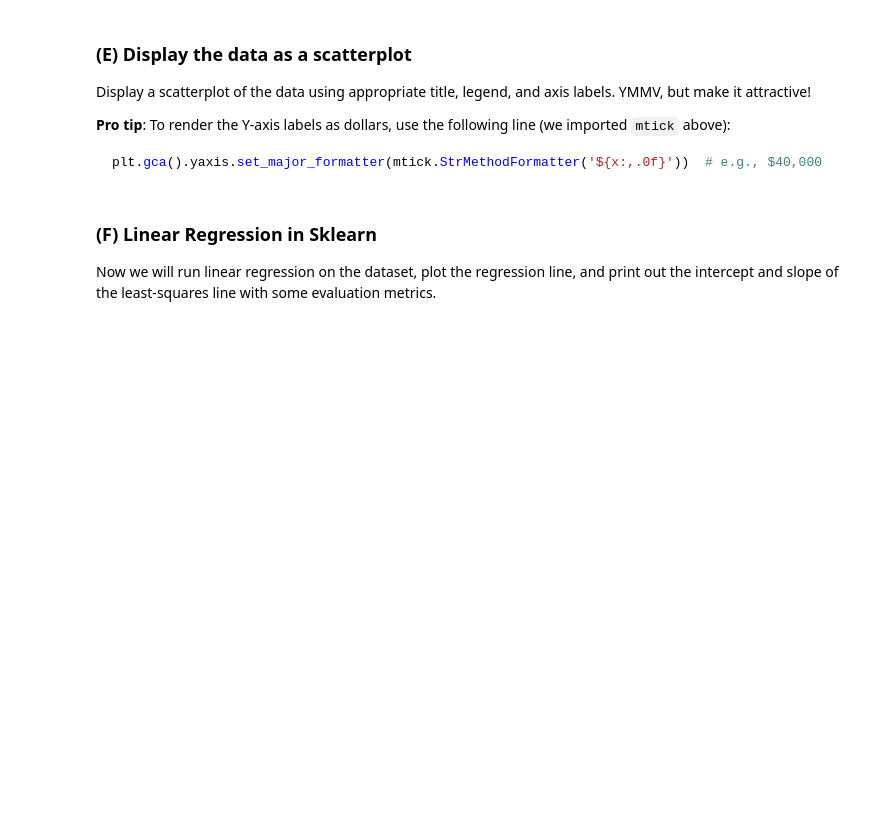
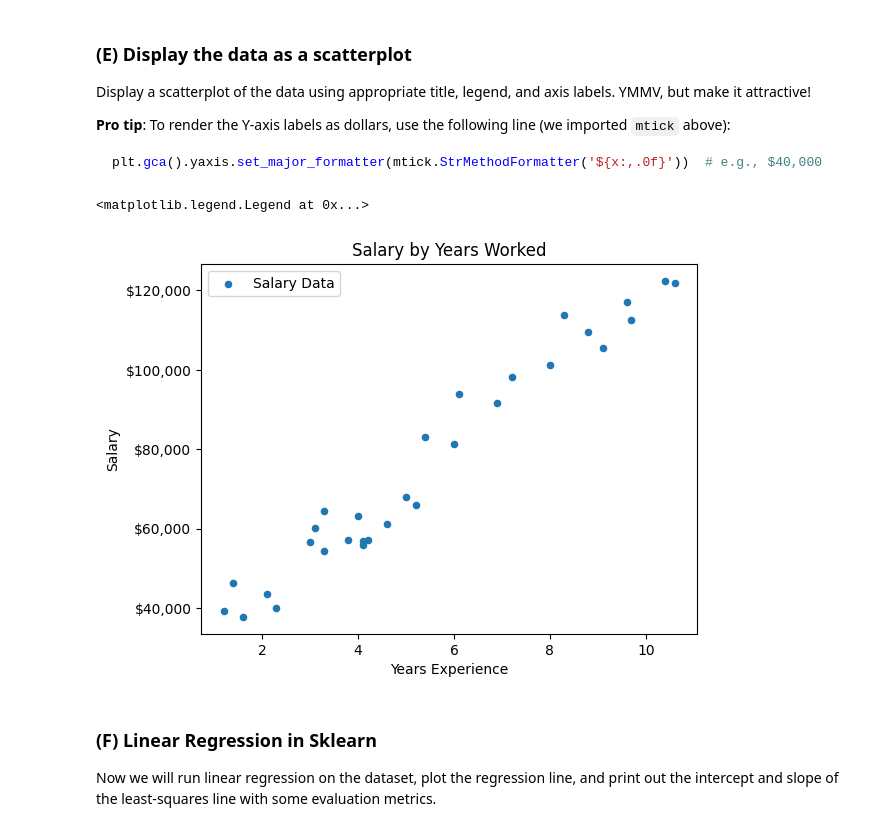
Before and after one commit to AL-Holmes/Module-3-Assignments, a Jupyter notebook: Homework_01.ipynb, the cells around one changed output. Drawn from its saved outputs; the diff is of its cells as text; code cells hidden in the pictures; blank space fills up the shorter version.

````diff
--- a/Homework_01.ipynb
+++ b/Homework_01.ipynb
@@ -235,7 +236,16 @@ Display a scatterplot of the data using appropriate title, legend, and axis labe
 plt.gca().yaxis.set_major_formatter(mtick.StrMethodFormatter('${x:,.0f}'))  # e.g., $40,000
 ```
 # %%
-# Your code here (not graded)
+#Scatter plot of data
+
+salary_data.plot.scatter('YearsExperience','Salary',label="Salary Data")
+plt.xlabel('Years Experience')
+plt.title('Salary by Years Worked')
+plt.gca().yaxis.set_major_formatter(mtick.StrMethodFormatter('${x:,.0f}'))
+plt.legend()
+# %% [output]
+<matplotlib.legend.Legend at 0x...>
+[figure, added]
 # %% [markdown]
  ### (F) Linear Regression in Sklearn
 
````
Also changed, not shown: parts of 11 cells of this notebook.
